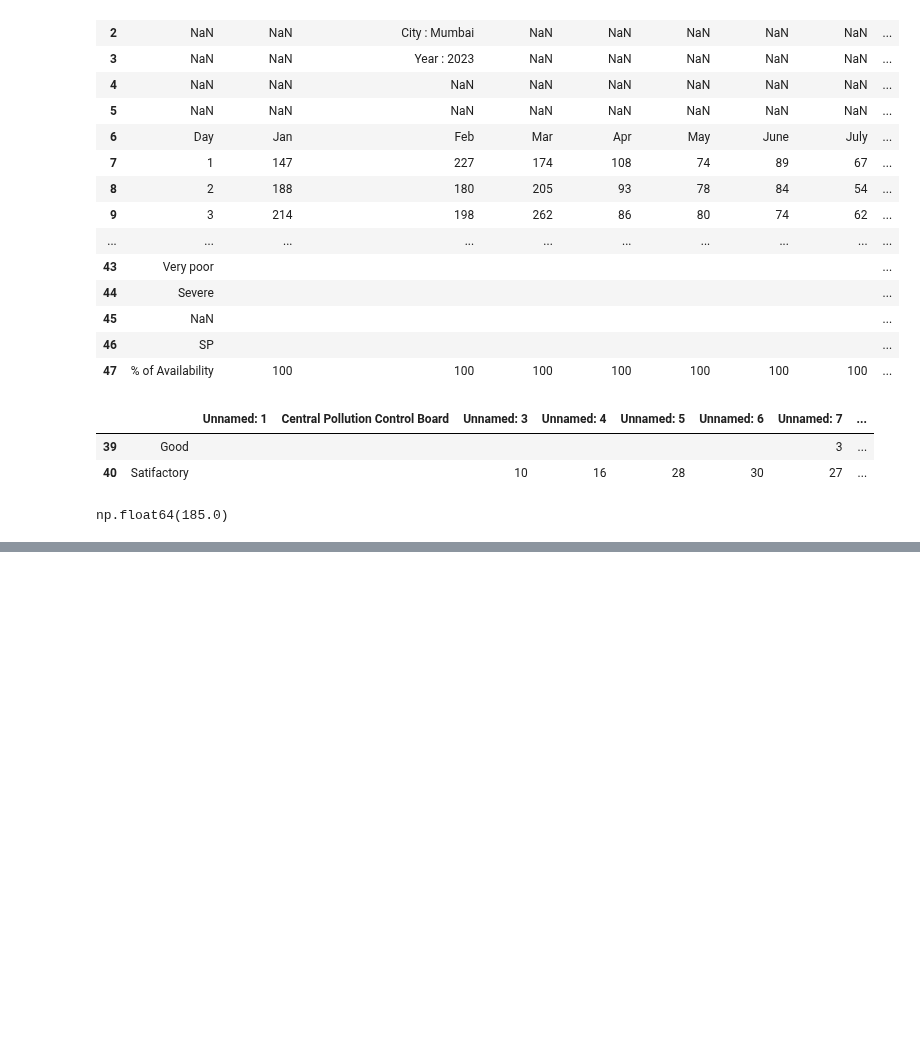
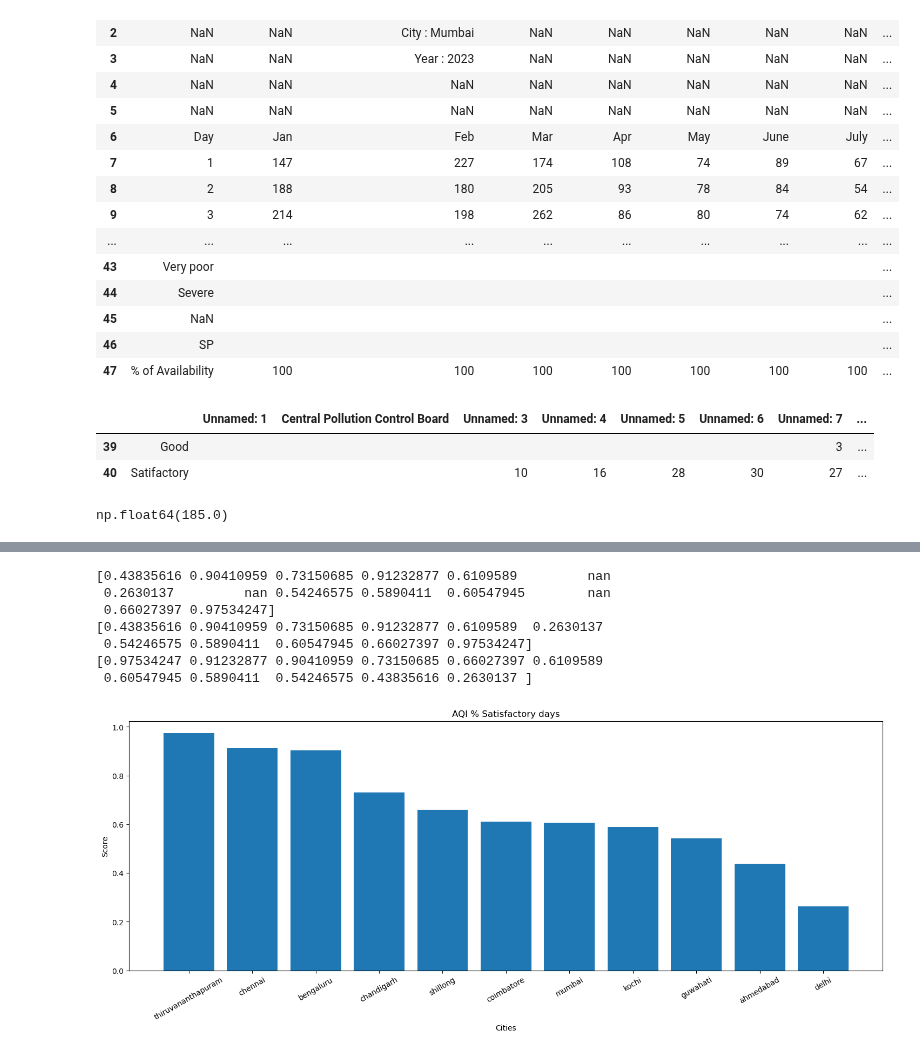
Before and after one commit to silverstone-git/aqi-analysis, a Jupyter notebook: aqi.ipynb, the cells around one changed output, grey strips where cells are left out. Cells and saved outputs as stored; diff of their text form; code cells hidden in the pictures; blank space fills up the shorter version.

```diff
--- a/aqi.ipynb
+++ b/aqi.ipynb
@@ -203,0 +228,11 @@ res_data
+# %%
+plot_aqi(2020, cities, res_data)
+# %% [output]
+[0.43835616 0.90410959 0.73150685 0.91232877 0.6109589         nan
+ 0.2630137         nan 0.54246575 0.5890411  0.60547945        nan
+ 0.66027397 0.97534247]
+[0.43835616 0.90410959 0.73150685 0.91232877 0.6109589  0.2630137
+ 0.54246575 0.5890411  0.60547945 0.66027397 0.97534247]
+[0.97534247 0.91232877 0.90410959 0.73150685 0.66027397 0.6109589
+ 0.60547945 0.5890411  0.54246575 0.43835616 0.2630137 ]
+[figure, added]
```
Also changed, not shown: parts of 26 cells of this notebook.
